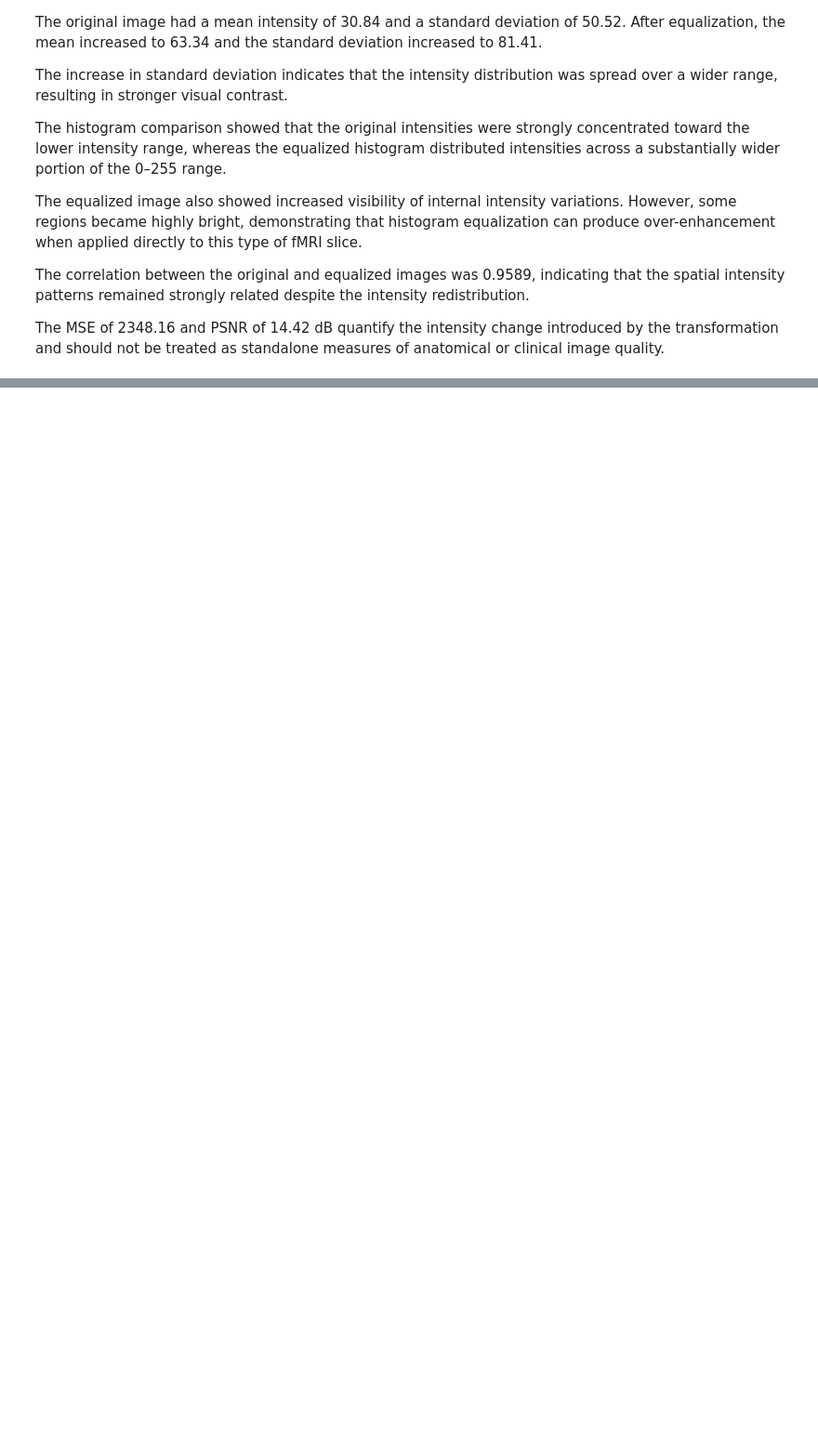
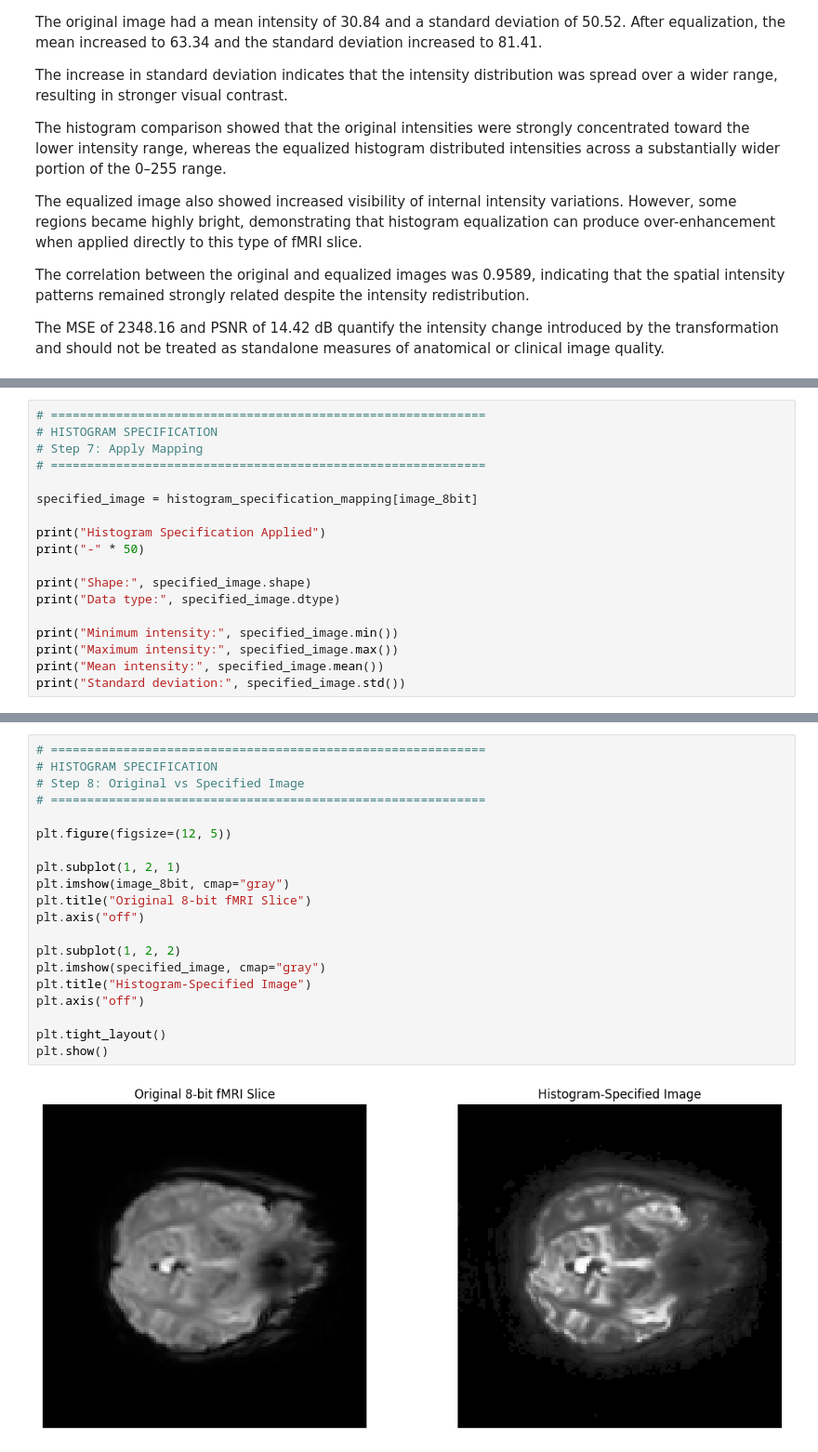
Before and after one commit to SharveshC/DIP_Capstone, a Jupyter notebook: notebook/samp.ipynb, the cells around one changed output, grey strips where cells are left out. Shown at 93% size. Cells and saved outputs as stored; diff of their text form; blank space fills up the shorter version.

```diff
--- a/notebook/samp.ipynb
+++ b/notebook/samp.ipynb
@@ -3925,0 +4238,18 @@ as standalone measures of anatomical or clinical image quality.
+# %%
+# ============================================================
+# HISTOGRAM SPECIFICATION
+# Step 7: Apply Mapping
+# ============================================================
+
+specified_image = histogram_specification_mapping[image_8bit]
+
+print("Histogram Specification Applied")
+print("-" * 50)
+
+print("Shape:", specified_image.shape)
+print("Data type:", specified_image.dtype)
+
+print("Minimum intensity:", specified_image.min())
+print("Maximum intensity:", specified_image.max())
+print("Mean intensity:", specified_image.mean())
+print("Standard deviation:", specified_image.std())
@@ -3925,0 +4276,22 @@ as standalone measures of anatomical or clinical image quality.
+# %%
+# ============================================================
+# HISTOGRAM SPECIFICATION
+# Step 8: Original vs Specified Image
+# ============================================================
+
+plt.figure(figsize=(12, 5))
+
+plt.subplot(1, 2, 1)
+plt.imshow(image_8bit, cmap="gray")
+plt.title("Original 8-bit fMRI Slice")
+plt.axis("off")
+
+plt.subplot(1, 2, 2)
+plt.imshow(specified_image, cmap="gray")
+plt.title("Histogram-Specified Image")
+plt.axis("off")
+
+plt.tight_layout()
+plt.show()
+# %% [output]
+[figure, added]
```
Also changed, not shown: parts of 16 cells of this notebook.
